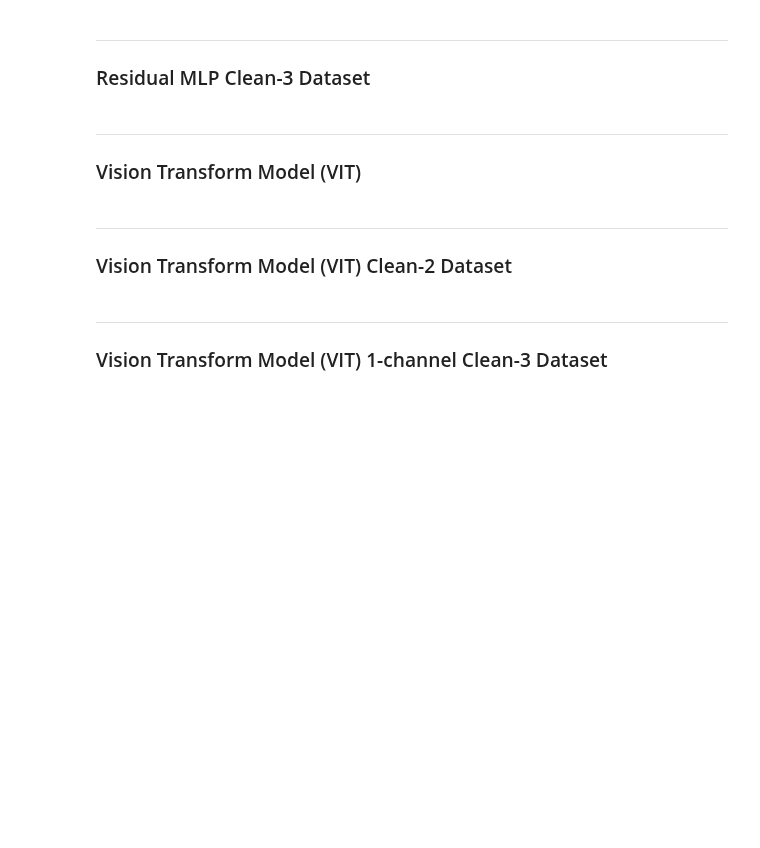
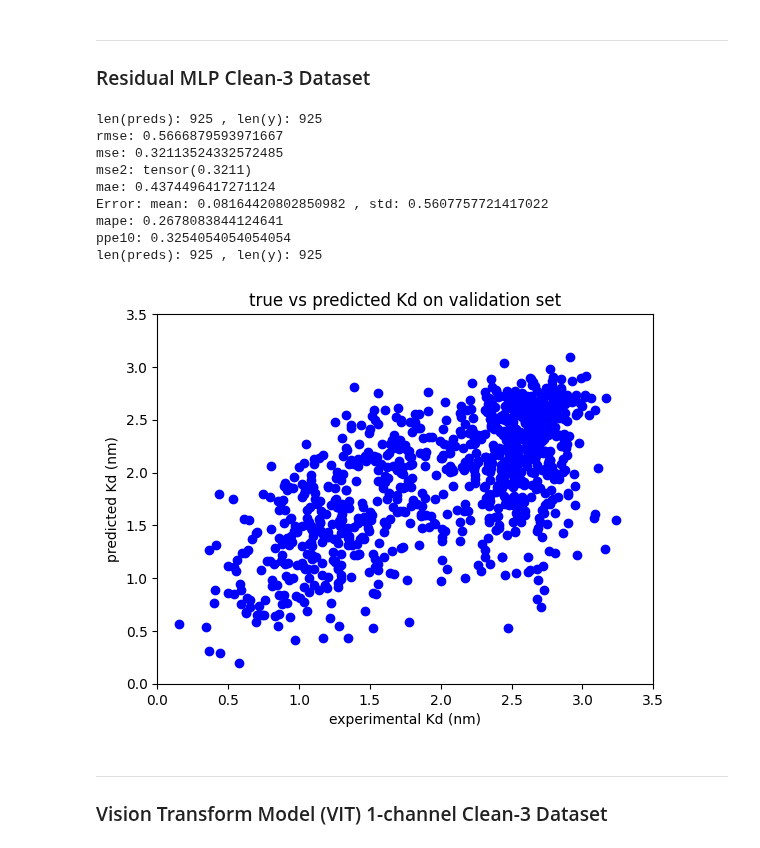
Before and after one commit to planaria158/BERT-antibody-antigen-binding-energy, a Jupyter notebook: notebooks/Inference.ipynb, the cells around one changed output. Drawn from its saved outputs; the diff is of its cells as text; code cells hidden in the pictures; blank space fills up the shorter version.

```diff
--- a/notebooks/Inference.ipynb
+++ b/notebooks/Inference.ipynb
@@ -138,8 +146,17 @@ plot_preds_hist(pred_file_path)
 # %%
 # Inference on the validation set to compare actual with predicted values
 pred_file_path = '../inference_results/residual_mlp/cleaned-3/preds_residual_mlp_1714757964.5337942.pkl'
 true_file_path = '../inference_results/residual_mlp/cleaned-3/y_residual_mlp_1714757964.534088.pkl'
+print_errors(pred_file_path, true_file_path)
 plot_pred_vs_true(pred_file_path, true_file_path, xlim=(0,3.5), ylim=(0,3.5))
+# %% [output]
+len(preds): 925 , len(y): 925
+rmse: 0.5666879593971667
+mse: 0.32113524332572485
+mse2: tensor(0.3211)
+mae: 0.4374496417271124
+Error: mean: 0.08164420802850982 , std: 0.5607757721417022
+mape: 0.2678083844124641
+ppe10: 0.3254054054054054
+len(preds): 925 , len(y): 925
+[figure, added]
-# %% [markdown]
--------
-### Vision Transform Model (VIT)
@@ -154,3 +162,0 @@ plot_pred_vs_true(pred_file_path, true_file_path)
-# %% [markdown]
--------
-### Vision Transform Model (VIT)  Clean-2 Dataset
```
Also changed, not shown: parts of 11 cells of this notebook, 10 other files.
